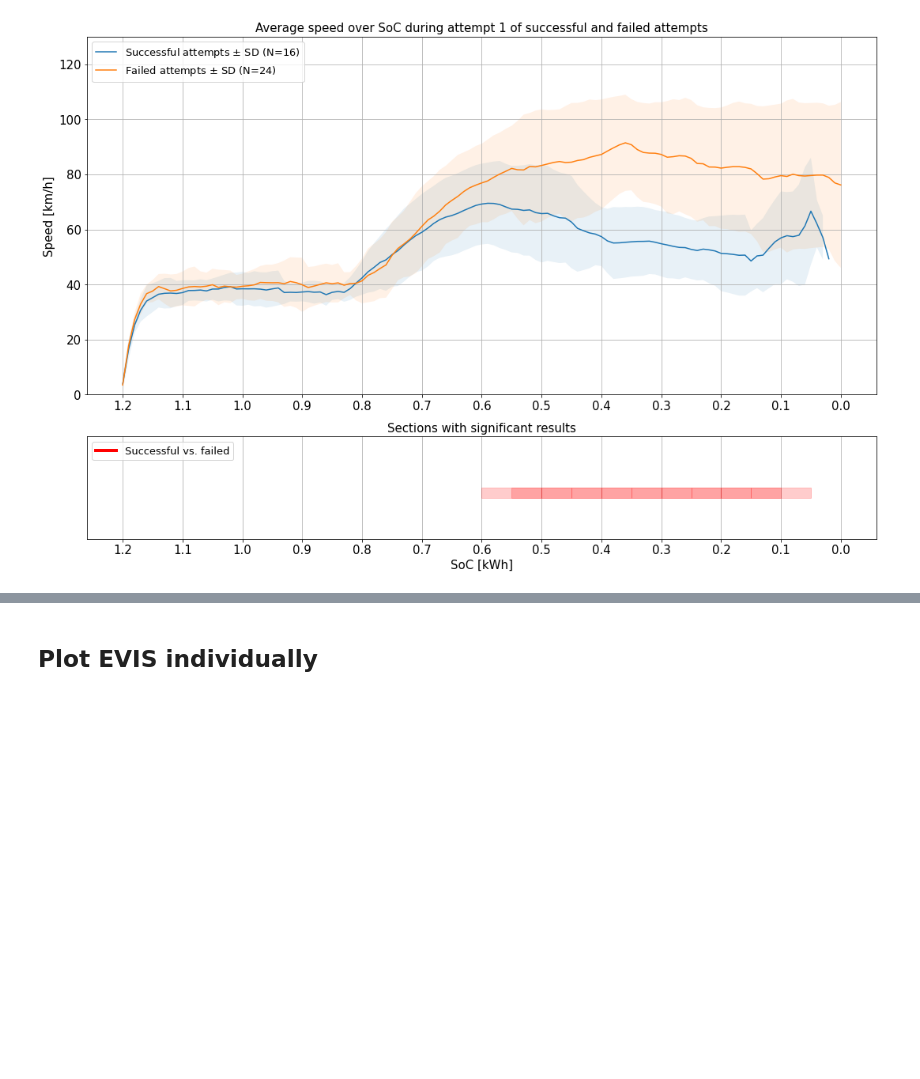
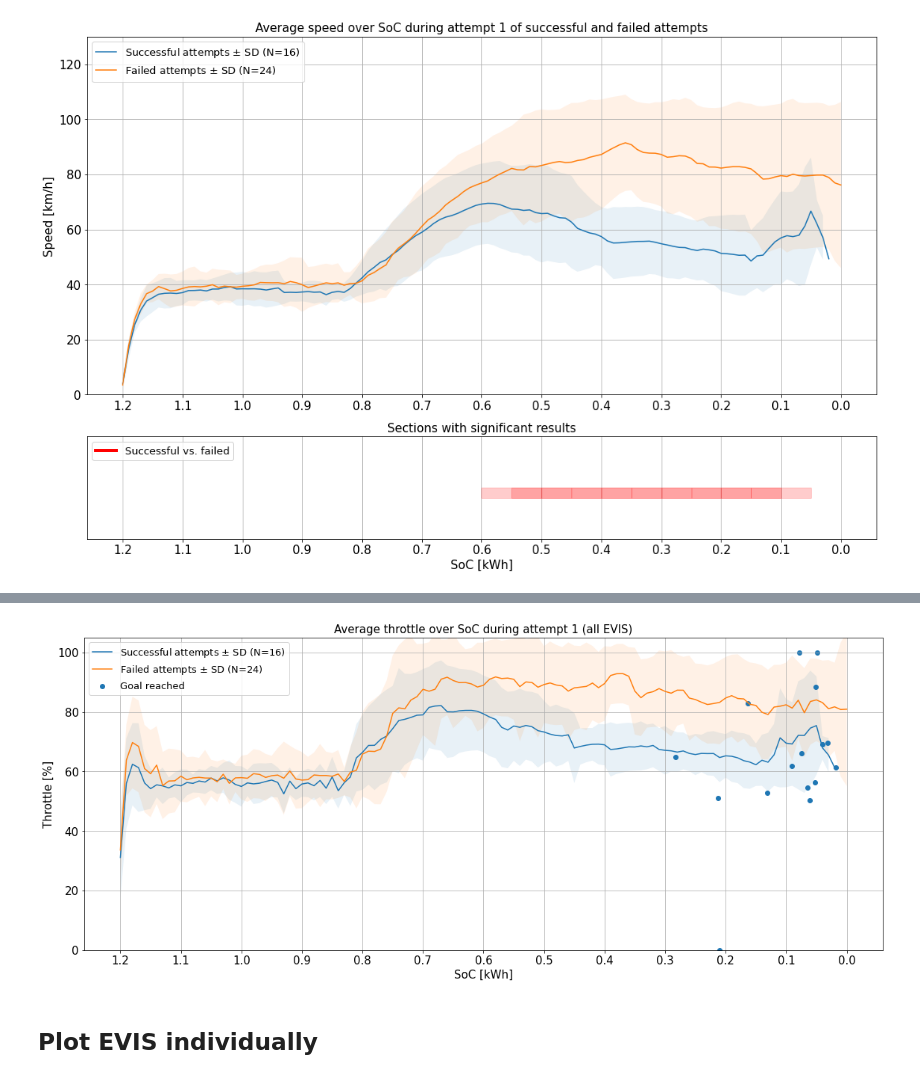
Before and after one commit to Sandsten/bev-vr-data-analysis, a Jupyter notebook: jupyter-notebooks/normalize by SoC.ipynb, the cells around one changed output, grey strips where cells are left out. Saved outputs shown, nothing was run; the diff lists cells and outputs as text; code cells hidden in the pictures; blank space fills up the shorter version.

```diff
--- a/jupyter-notebooks/normalize by SoC.ipynb
+++ b/jupyter-notebooks/normalize by SoC.ipynb
@@ -3023,3 +3019,103 @@ plotGroupAverage(variable, 1)
+# %%
+def plotGroupAverage(variable, attempt):
+  variable_to_plot = variable
+  attempt_nr = attempt
+
+  fig, ax = plt.subplots(figsize=(16,7))
+
+  plus_minus = r'$\pm$'
+
+  # Successful
+  all_successful_mean = average_all_evis_successful[(average_all_evis_successful.attempt == attempt_nr)]
+  individual_count = len(average_individual_successful[(average_individual_successful.attempt == attempt_nr)].user_id.unique())
+  label = "Successful attempts $\pm$ SD (N=" + str(individual_count) + ")"
+  #label = "Diff + COPE1 (N=" + str(individual_count) + ") (successful)"
+  plt.plot(all_successful_mean["normalizing_window"], all_successful_mean[variable_to_plot], label=label)
+
+
+  # Failed
+  all_failed_mean = average_all_evis_failed[(average_all_evis_failed.attempt == attempt_nr)]
+  individual_count = len(average_individual_failed[(average_individual_failed.attempt == attempt_nr)].user_id.unique())
+  label = "Failed attempts $\pm$ SD (N=" + str(individual_count) + ")"
+  #label = "Diff + COPE1 (N=" + str(individual_count) + ") (successful)"
+  plt.plot(all_failed_mean["normalizing_window"], all_failed_mean[variable_to_plot], label=label)
+
+
+  # plot STD
+  plt.gca().set_prop_cycle(None) # Restarts the color cycle
+  std_alpha = 0.1
+
+  all_successful_std = std_all_evis_successful[std_all_evis_successful.attempt == attempt_nr]
+  plt.fill_between(
+    all_successful_mean["normalizing_window"],
+    all_successful_mean[variable_to_plot] + all_successful_std[variable_to_plot],
+    all_successful_mean[variable_to_plot] - all_successful_std[variable_to_plot],
+    alpha=std_alpha)
+
+  all_failed_std = std_all_evis_failed[std_all_evis_failed.attempt == attempt_nr]
+  plt.fill_between(
+    all_failed_mean["normalizing_window"],
+    all_failed_mean[variable_to_plot] + all_failed_std[variable_to_plot],
+    all_failed_mean[variable_to_plot] - all_failed_std[variable_to_plot],
+    alpha=std_alpha)
+
+  # plot fails
+  plt.gca().set_prop_cycle(None)
+
+  success_end = successful_attempts[successful_attempts.attempt == 1].groupby(["user_id"]).head(1)
+  plt.scatter(success_end[variable_to_normalize_against], success_end[variable_to_plot], label="Goal reached")
+
+  #if not exclude_failed_attempts:
+    #failed_diff_and_cope = failed_attempts[(failed_attempts.evis_id == "diff_and_cope1") & (failed_attempts.attempt == attempt_nr)]
+    #plt.scatter(failed_diff_and_cope[variable_to_normalize_against], failed_diff_and_cope[variable_to_plot], label="Diff & COPE1 failed attempts")
+
+    #failed_guess = failed_attempts[(failed_attempts.evis_id == "guess_o_meter") & (failed_attempts.attempt == attempt_nr)]
+    #plt.scatter(failed_guess[variable_to_normalize_against], failed_guess[variable_to_plot], label="Guess-o-meter failed attempts")
+
+    #failed_control_group = failed_attempts[(failed_attempts.evis_id == "control_group") & (failed_attempts.attempt == attempt_nr)]
+    #plt.scatter(failed_control_group[variable_to_normalize_against], failed_control_group[variable_to_plot], label="Control group failed attempts")
+
+  # plot road elevation
+  #road_evel_ax = ax.twinx()
+  #road_plot = road_evel_ax.plot(road_elevation.distance_window, road_elevation.road_elevation, "--", color="k", label="Road elevation", alpha=0.5)
+  #road_evel_ax.set_ylim(-10, 50)
+  #road_evel_ax.set_ylabel("Road elevation [m]")
+
+  # Set figure title
+  ax.set_title("Average " + variables_print_pretty[variable_to_plot].lower() + " over SoC during attempt " + str(attempt)  + " (all EVIS)")
+
+  # Set the y-lim based on what variable we are plotting
+  if variable_to_plot == "speed":
+    ax.set_ylim(0,130)
+  if variable_to_plot == "power_usage":
+    ax.set_ylim(-10,80)
+  if variable_to_plot == "throttle_position":
+    ax.set_ylim(0,105)
+
+  #road_evel_ax.legend()
+  ax.legend(loc="upper left")
+  #ax.legend()
+  ax.grid(True)
+  #ax.set_xlabel("Range estimate [km] (rounded down to whole number in EVIS)")
+  ax.set_xlabel("SoC [kWh]")
+  ax.set_ylabel(variables_print_pretty[variable_to_plot] + " " + variables_unit[variable_to_plot])
+
+  ax.xaxis.set_minor_locator(MultipleLocator(100))
+  ax.xaxis.grid(True, which='minor')
+
+  ax.set_xticks(np.arange(0,1.21,0.1))
+  ax.invert_xaxis()
+
+  plt.tight_layout()
+  #plt.savefig("/home/steve/Pictures/figures/23-4/throttle_over_soc_all_evis.png", dpi=200)
+  plt.savefig("/home/steve/Pictures/figures/23-4/throttle_over_soc_all_evis_with_goal_reached.png", dpi=200)
+
+  plt.show()
+
+variable = "throttle_position"
+plotGroupAverage(variable, 1)
+# %% [output]
+[figure, added]
 # %% [markdown]
 ## Plot EVIS individually
 # %%
```
Also changed, not shown: parts of 2 cells of this notebook.
